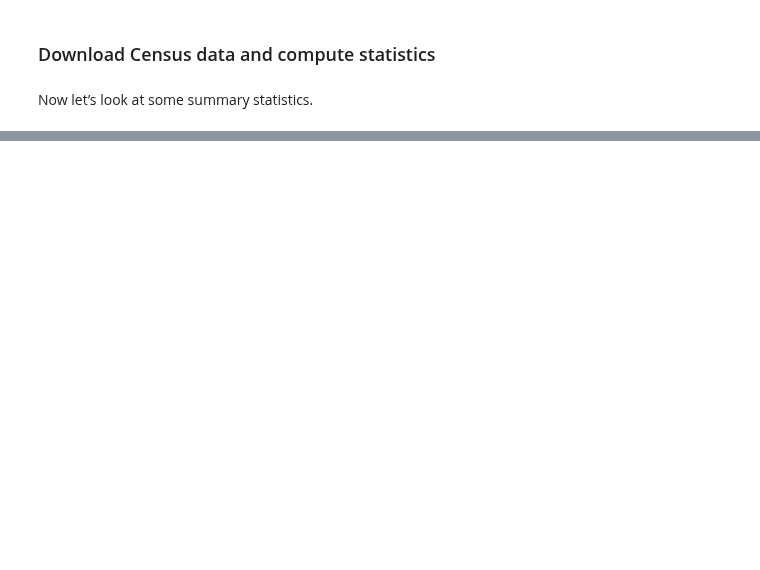
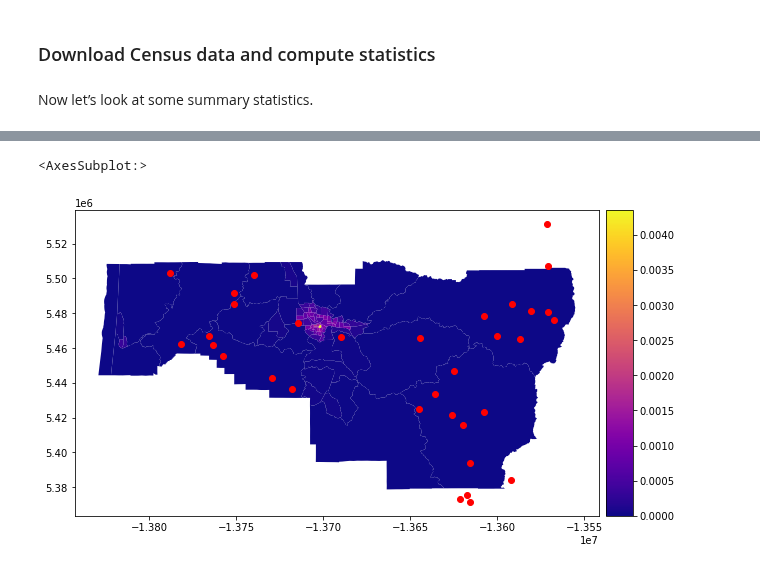
Before and after one commit to JohnnyRyan1/geospatial-data-science, a Jupyter notebook: labs/lab2/02_wildfires_in_lane_county.ipynb, the cells around one changed output, grey strips where cells are left out. Cells and saved outputs as stored; diff of their text form; code cells hidden in the pictures; blank space fills up the shorter version.

```diff
--- a/labs/lab2/02_wildfires_in_lane_county.ipynb
+++ b/labs/lab2/02_wildfires_in_lane_county.ipynb
@@ -401,0 +425,5 @@ But it is sometimes useful to export the data for viewing in GIS software.
+# %%
+# Make
+df_large = df[df['FIRE_SIZE'] > 100]
+lane_fires = df_large[df_large['FIPS_NAME'] == 'Lane County']
+lane_fires.crs
@@ -401,0 +444,3 @@ But it is sometimes useful to export the data for viewing in GIS software.
+# %%
+lane_fires_proj = lane_fires.to_crs('EPSG:3857')
+lane_fires_proj.crs
@@ -401,0 +462,13 @@ But it is sometimes useful to export the data for viewing in GIS software.
+# %%
+# Plot map
+f, ax = plt.subplots(1, 1, figsize=(10,10))
+
+# These two lines make the colorbar the same size as the axes.
+divider = make_axes_locatable(ax)
+cax = divider.append_axes("right", size="5%", pad=0.1)
+
+lane_pop.plot('pop_density', ax=ax, cmap='plasma', legend=True, cax=cax)
+lane_fires_proj.plot(ax=ax, c='red')
+# %% [output]
+<AxesSubplot:>
+[figure, added]
```
Also changed, not shown: parts of 27 cells of this notebook, 3 other files.
